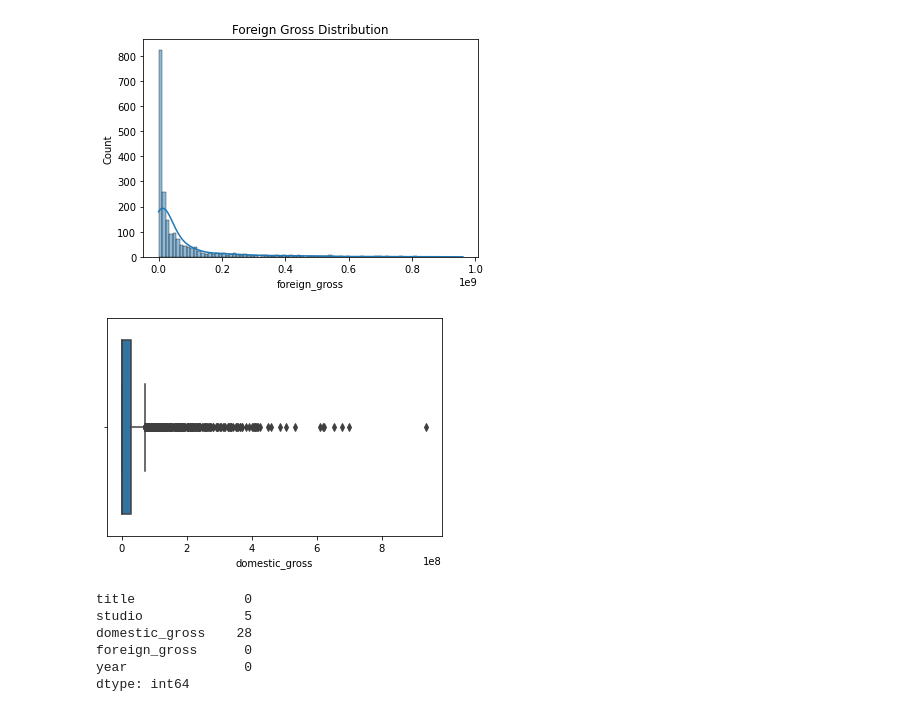
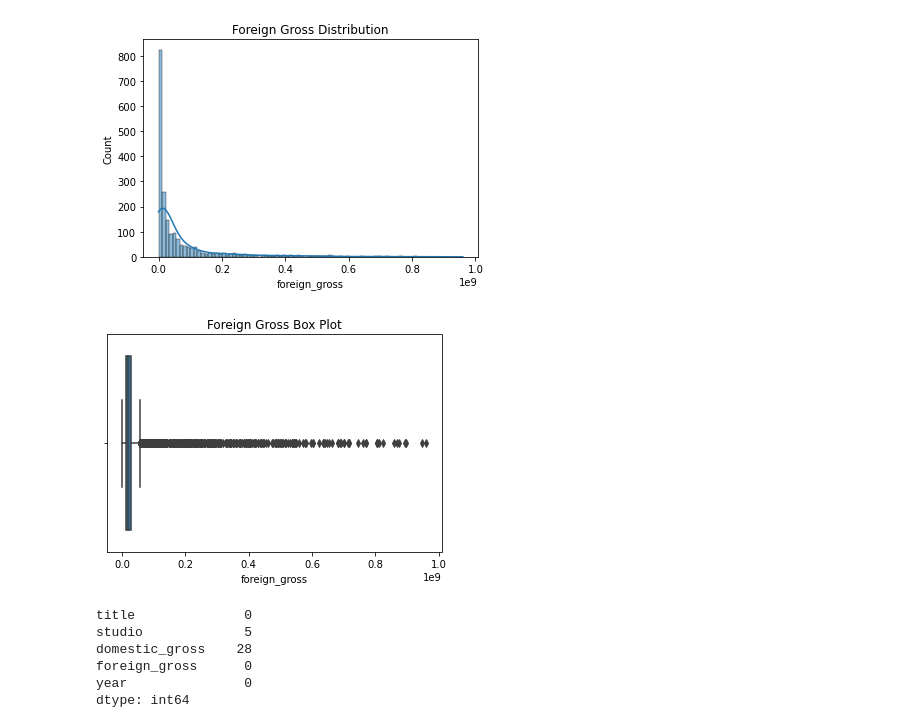
Before and after one commit to JulieMusangi/Film-Performance-Insights, a Jupyter notebook: analysis.ipynb, the cells around one changed output. Saved outputs shown, nothing was run; the diff lists cells and outputs as text; code cells hidden in the pictures.

```diff
--- a/analysis.ipynb
+++ b/analysis.ipynb
@@ -195,10 +211,11 @@ plt.show()
 [figure]
 # %%
 #Visualizing outliers
-sns.boxplot(x=df1['domestic_gross'])
+sns.boxplot(x=df1['foreign_gross'])
+plt.title('Foreign Gross Box Plot')
 plt.show()
 # %% [output]
-[figure, old version]
+[figure, new version]
 # %%
 #Skewed distribution with presence of outliers, hence impute missing values in the column with the median
 df1['foreign_gross'].fillna(df1['foreign_gross'].median(), inplace=True)
```
Also changed, not shown: parts of 9 cells of this notebook.
